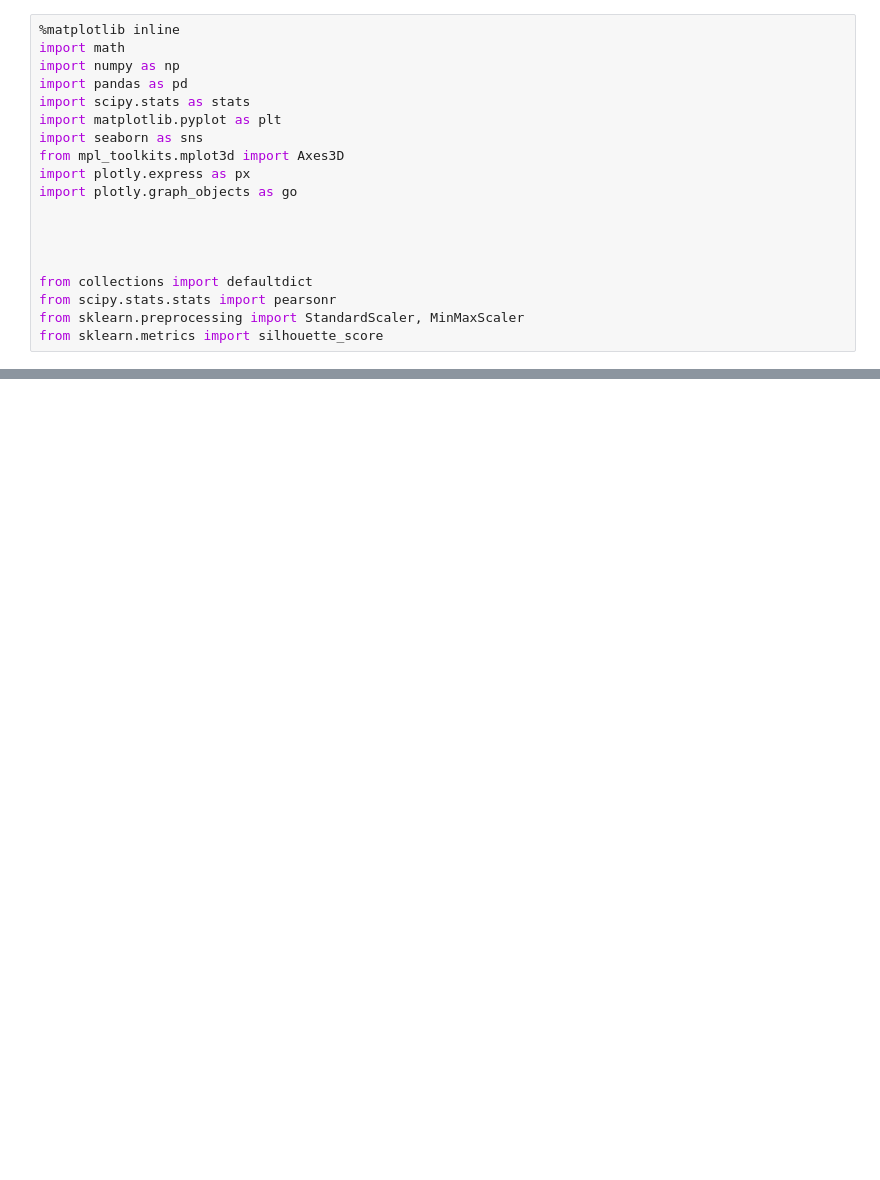
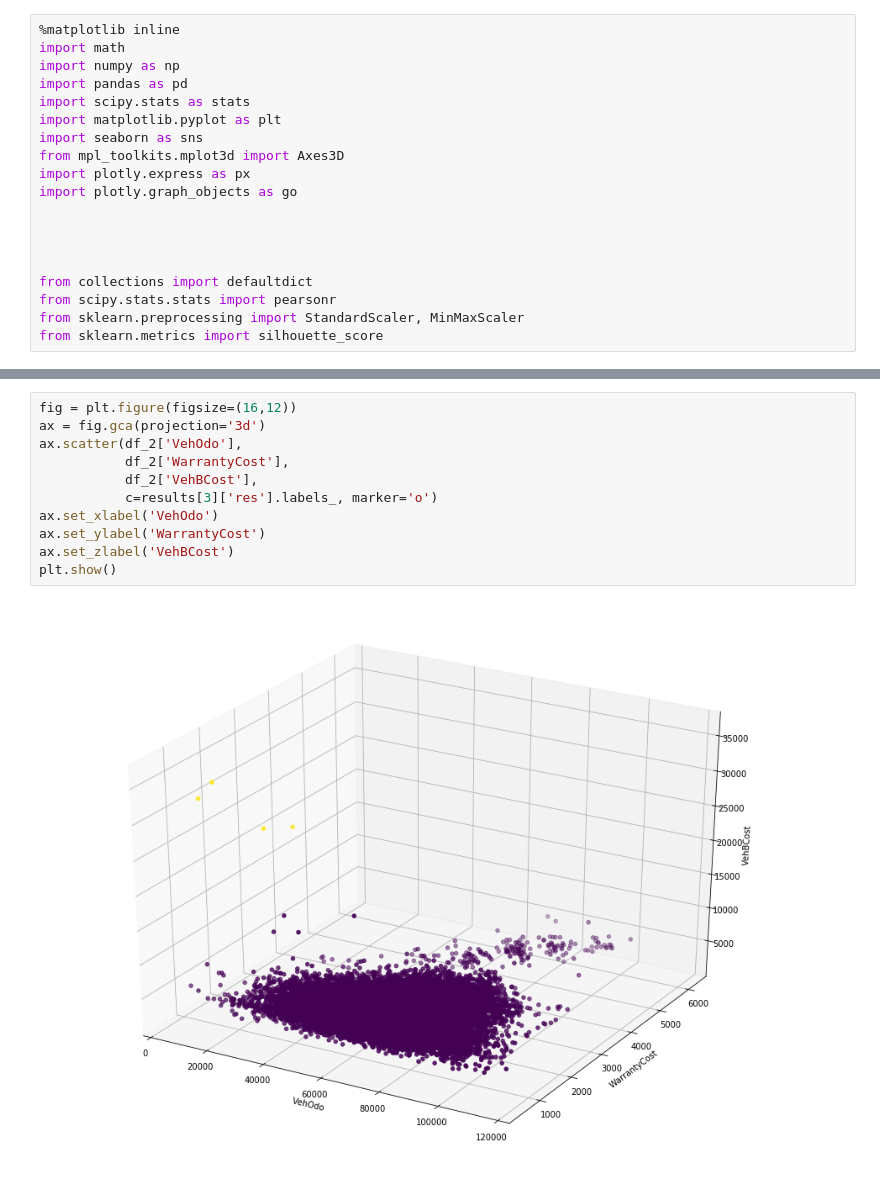
Before and after one commit to andybbruno/DataMining, a Jupyter notebook: lore_backup_colab/Hierarchical.ipynb, the cells around one changed output, grey strips where cells are left out. Drawn from its saved outputs; the diff is of its cells as text; blank space fills up the shorter version.

```diff
--- a/lore_backup_colab/Hierarchical.ipynb
+++ b/lore_backup_colab/Hierarchical.ipynb
@@ -44 +87,14 @@ from scipy.cluster.hierarchy import linkage, dendrogram
+# %%
+fig = plt.figure(figsize=(16,12))
+ax = fig.gca(projection='3d')
+ax.scatter(df_2['VehOdo'],
+           df_2['WarrantyCost'],
+           df_2['VehBCost'],
+           c=results[3]['res'].labels_, marker='o')
+ax.set_xlabel('VehOdo')
+ax.set_ylabel('WarrantyCost')
+ax.set_zlabel('VehBCost')
+plt.show()
+# %% [output]
+[figure, added]
 # %%
```
Also changed, not shown: parts of 16 cells of this notebook.
